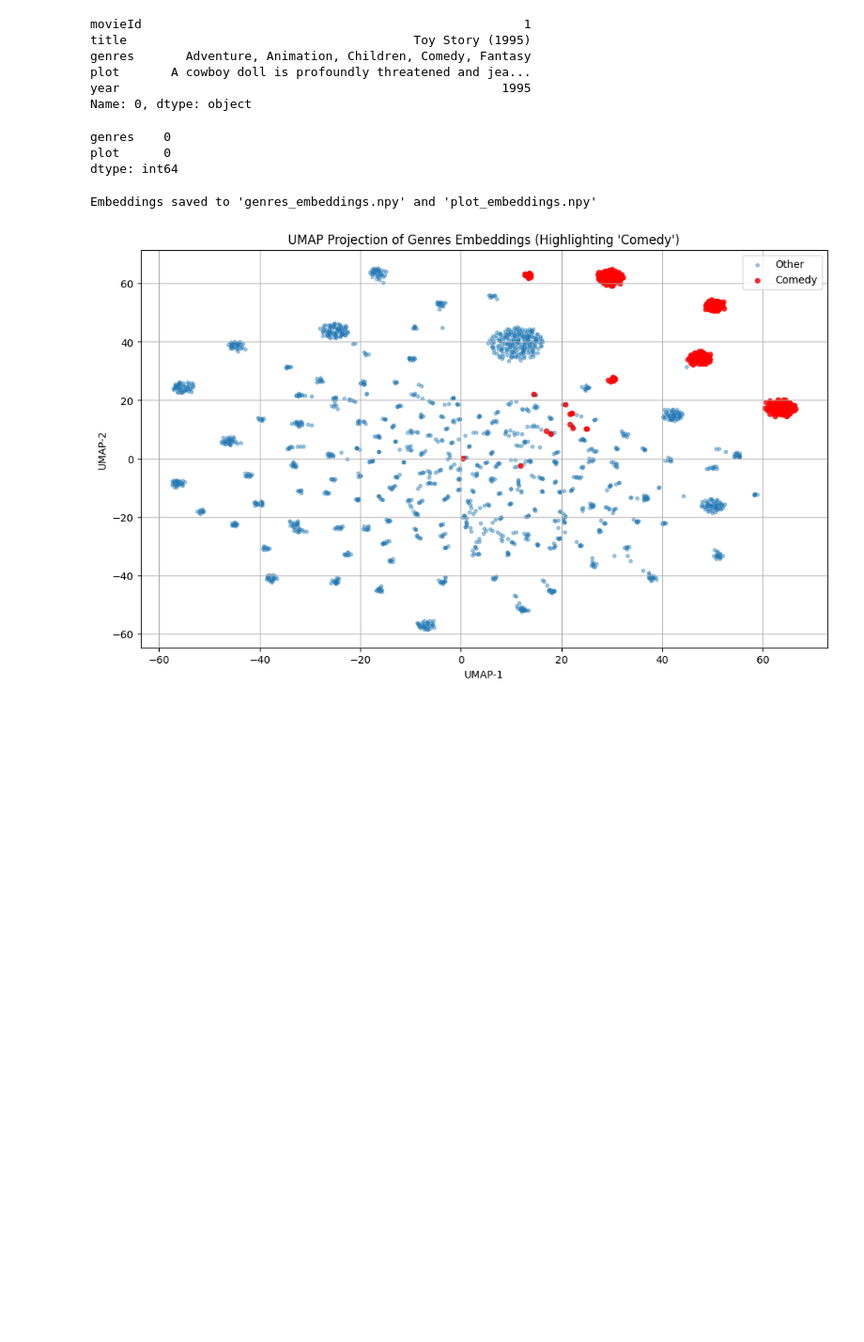
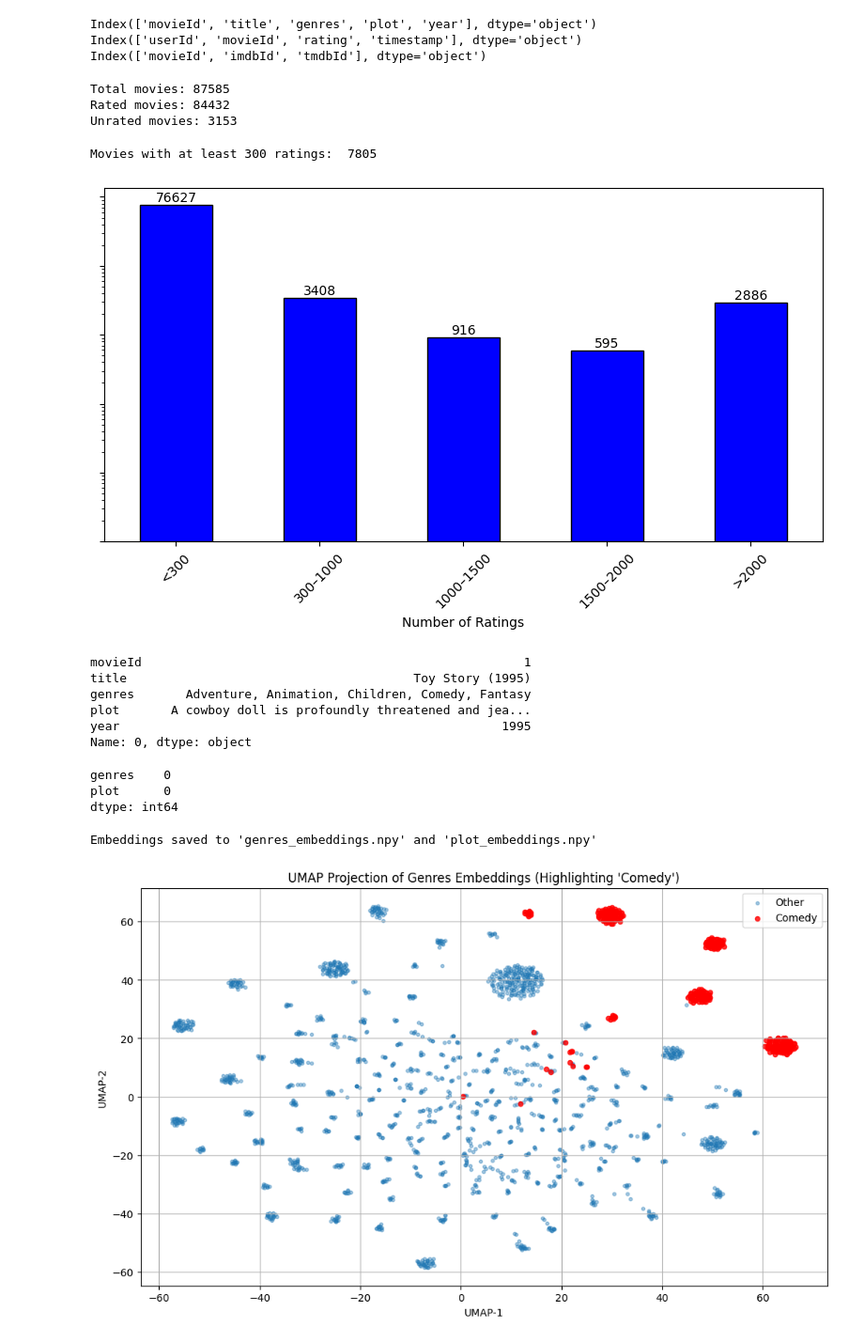
Before and after one commit to RichardFedak/llm-diversity, a Jupyter notebook: experiment/EasyStudy/server/static/datasets/ml-latest/explore.ipynb, the cells around one changed output. Shown at 94% size. Saved outputs shown, nothing was run; the diff lists cells and outputs as text; code cells hidden in the pictures; blank space fills up the shorter version.

```diff
--- a/experiment/EasyStudy/server/static/datasets/ml-latest/explore.ipynb
+++ b/experiment/EasyStudy/server/static/datasets/ml-latest/explore.ipynb
@@ -154,3 +136,53 @@ Name: count, Length: 456, dtype: int64
+# %%
+print(loader.movies_df.columns)
+print(loader.ratings_df.columns)
+print(loader.links_df.columns)
+# %% [output]
+Index(['movieId', 'title', 'genres', 'plot', 'year'], dtype='object')
+Index(['userId', 'movieId', 'rating', 'timestamp'], dtype='object')
+Index(['movieId', 'imdbId', 'tmdbId'], dtype='object')
+# %%
+all_movies = set(loader.movies_df['movieId'])
+rated_movies = set(loader.ratings_df['movieId'])
+
+unrated_movies = all_movies - rated_movies
+
+print(f"Total movies: {len(all_movies)}")
+print(f"Rated movies: {len(rated_movies)}")
+print(f"Unrated movies: {len(unrated_movies)}")
+# %% [output]
+Total movies: 87585
+Rated movies: 84432
+Unrated movies: 3153
+# %%
+ratings_per_movie = loader.ratings_df.groupby('movieId').size()
+
+TOTAL_RATING_LOWER_BOUND = 300
+
+bins = [0, TOTAL_RATING_LOWER_BOUND, 1000, 1500, 2000, float('inf')]
+labels = [f'<{TOTAL_RATING_LOWER_BOUND}', '300–1000', '1000–1500', '1500–2000', '>2000']
+
+binned = pd.cut(ratings_per_movie, bins=bins, labels=labels, right=False)
+
+bin_counts = binned.value_counts().sort_index()
+
+print(f"Movies with at least {TOTAL_RATING_LOWER_BOUND} ratings: ", bin_counts.iloc[1:].sum())
+
+plt.figure(figsize=(8, 5))
+ax = bin_counts.plot(kind='bar', color='blue', edgecolor='black', log=True)
+
+for i, value in enumerate(bin_counts):
+    ax.text(i, value, str(value), ha='center', va='bottom', fontsize=10)
+
+ax.set_yticklabels([])
+
+plt.xlabel('Number of Ratings')
+plt.xticks(rotation=45)
+plt.tight_layout()
+plt.show()
+# %% [output]
+Movies with at least 300 ratings:  7805
+[figure, added]
 # %%
 filtered_movies["genres"] = filtered_movies["genres"].str.replace("|", ", ", regex=False)
 print(filtered_movies.iloc[0])
```
Also changed, not shown: parts of 2 cells of this notebook.
